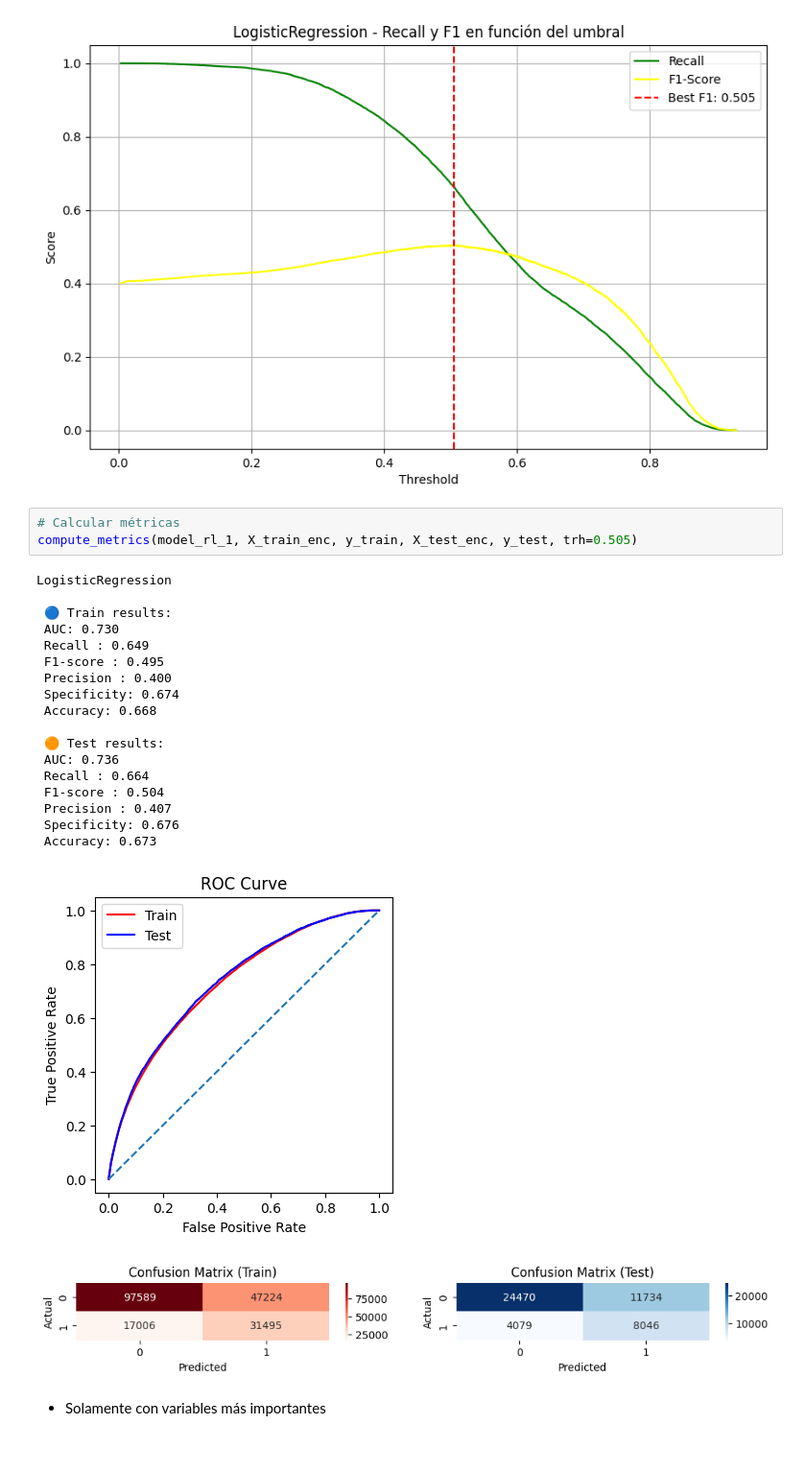
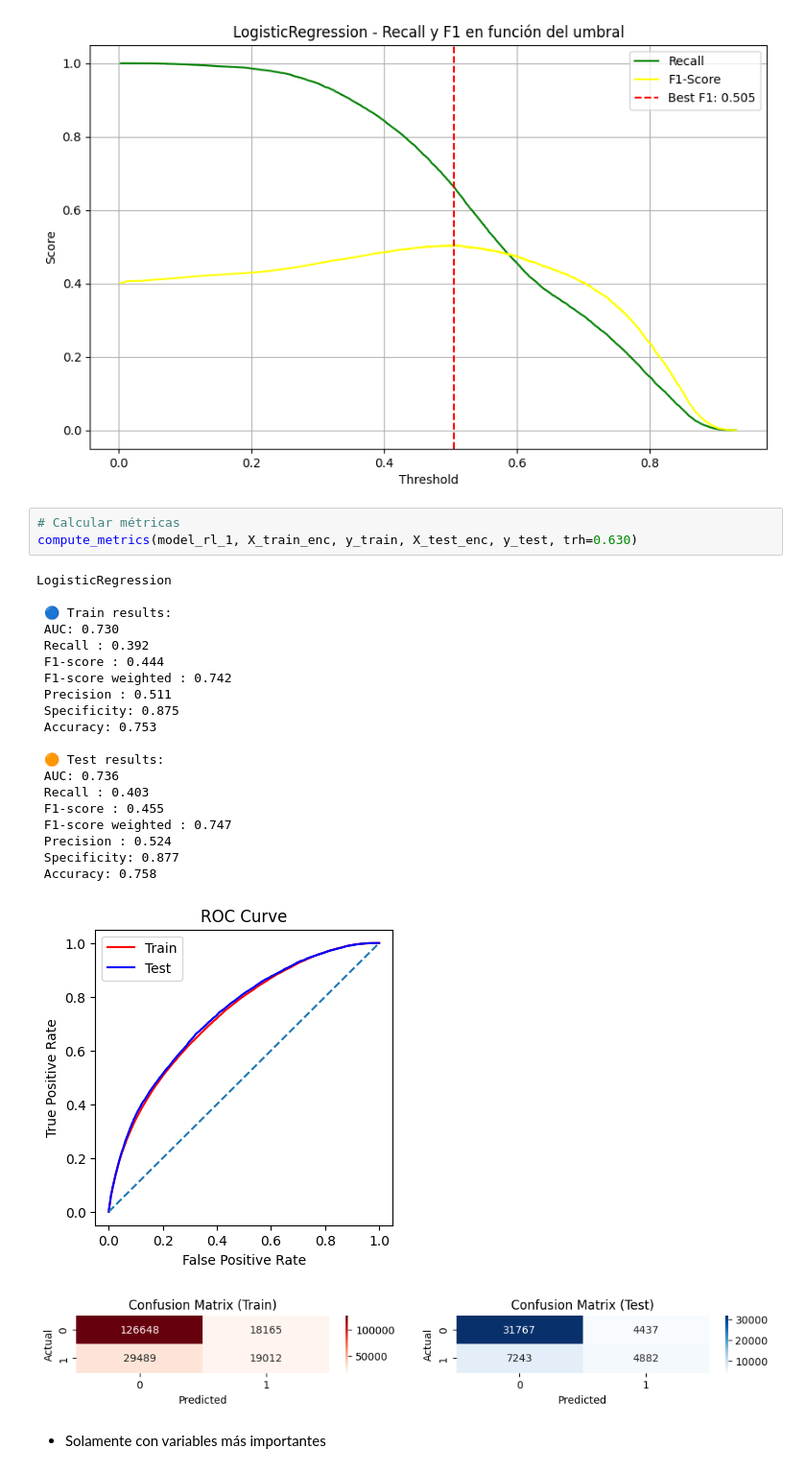
Before and after one commit to marcemir/CrimenesMontevideo, a Jupyter notebook: Notebooks/Modeling/FeatureEngModelMarceloWOE.ipynb, the cells around one changed output. Shown at 96% size. Saved outputs shown, nothing was run; the diff lists cells and outputs as text.

Commit message:
feat: updating Modeling

```diff
--- a/Notebooks/Modeling/FeatureEngModelMarceloWOE.ipynb
+++ b/Notebooks/Modeling/FeatureEngModelMarceloWOE.ipynb
@@ -581,27 +583,29 @@ Mejor umbral para F1: 0.505
 [figure]
 # %%
 # Calcular métricas
-compute_metrics(model_rl_1, X_train_enc, y_train, X_test_enc, y_test, trh=0.505)
+compute_metrics(model_rl_1, X_train_enc, y_train, X_test_enc, y_test, trh=0.630)
 # %% [output]
 LogisticRegression
 
  🔵 Train results:
  AUC: 0.730
- Recall : 0.649
- F1-score : 0.495
- Precision : 0.400
- Specificity: 0.674
- Accuracy: 0.668
+ Recall : 0.392
+ F1-score : 0.444
+ F1-score weighted : 0.742
+ Precision : 0.511
+ Specificity: 0.875
+ Accuracy: 0.753
 
  🟠 Test results:
  AUC: 0.736
- Recall : 0.664
- F1-score : 0.504
- Precision : 0.407
- Specificity: 0.676
- Accuracy: 0.673
+ Recall : 0.403
+ F1-score : 0.455
+ F1-score weighted : 0.747
+ Precision : 0.524
+ Specificity: 0.877
+ Accuracy: 0.758
 [figure]
-[figure, old version]
+[figure, new version]
 # %% [markdown]
 - Solamente con variables más importantes
 # %%
```
Also changed, not shown: parts of 2 cells of this notebook.
